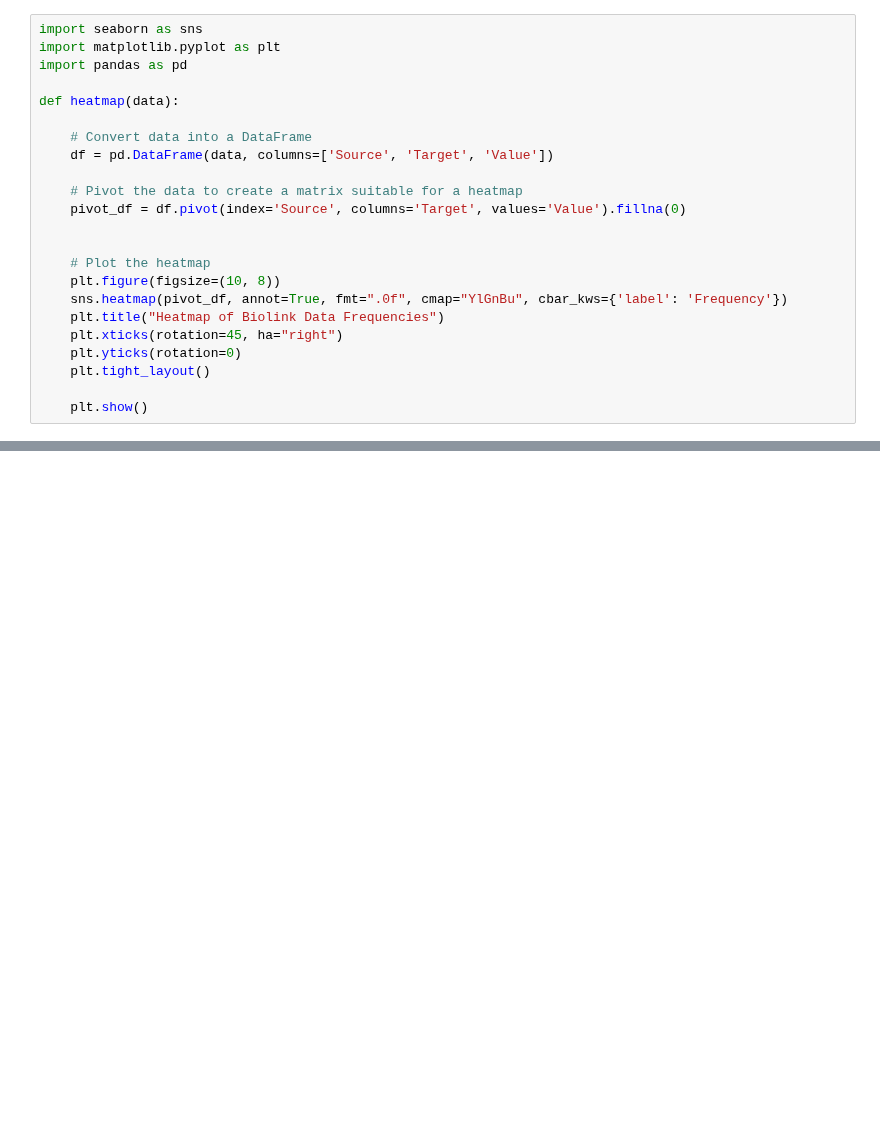
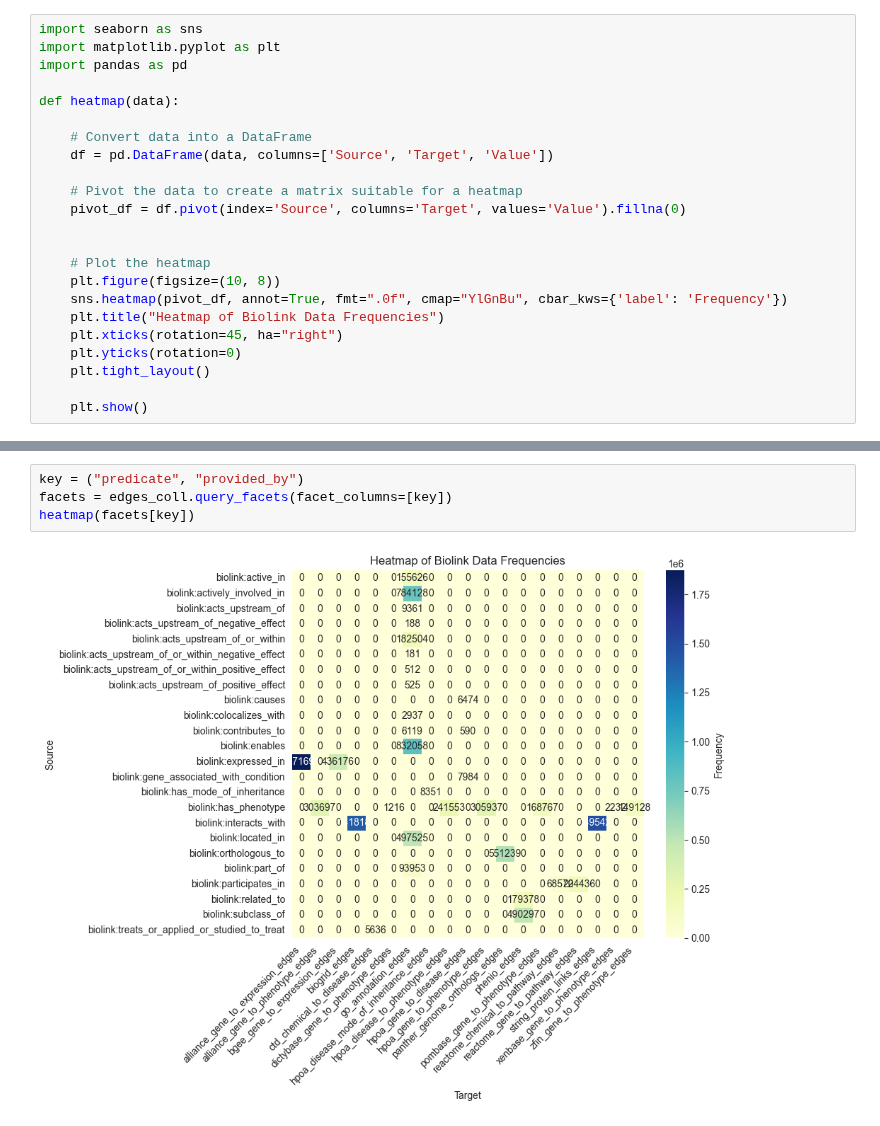
Before and after one commit to linkml/linkml-store, a Jupyter notebook: docs/examples/Monarch-KG.ipynb, the cells around one changed output, grey strips where cells are left out. Saved outputs shown, nothing was run; the diff lists cells and outputs as text; blank space fills up the shorter version.

```diff
--- a/docs/examples/Monarch-KG.ipynb
+++ b/docs/examples/Monarch-KG.ipynb
@@ -58,0 +70,6 @@ heatmap(facets[key])
+# %%
+key = ("predicate", "provided_by")
+facets = edges_coll.query_facets(facet_columns=[key])
+heatmap(facets[key])
+# %% [output]
+[figure, added]
```
Also changed, not shown: parts of 4 cells of this notebook.
